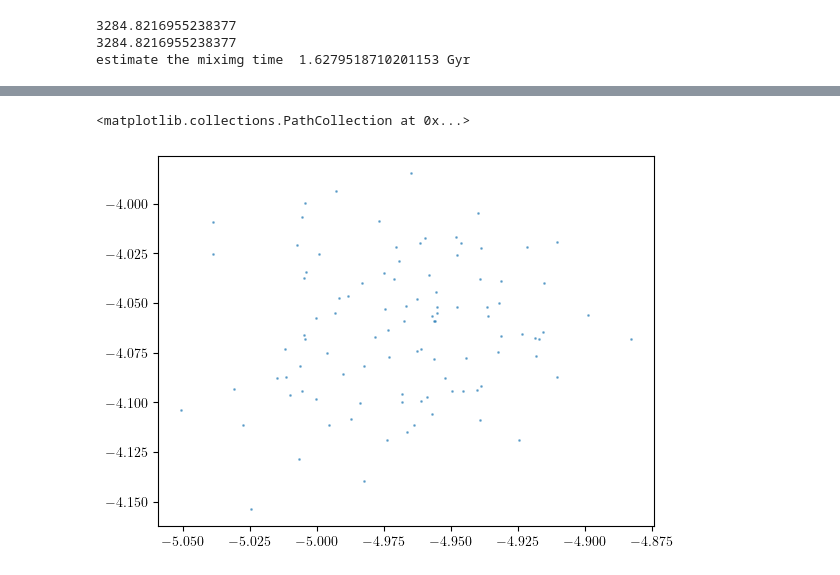
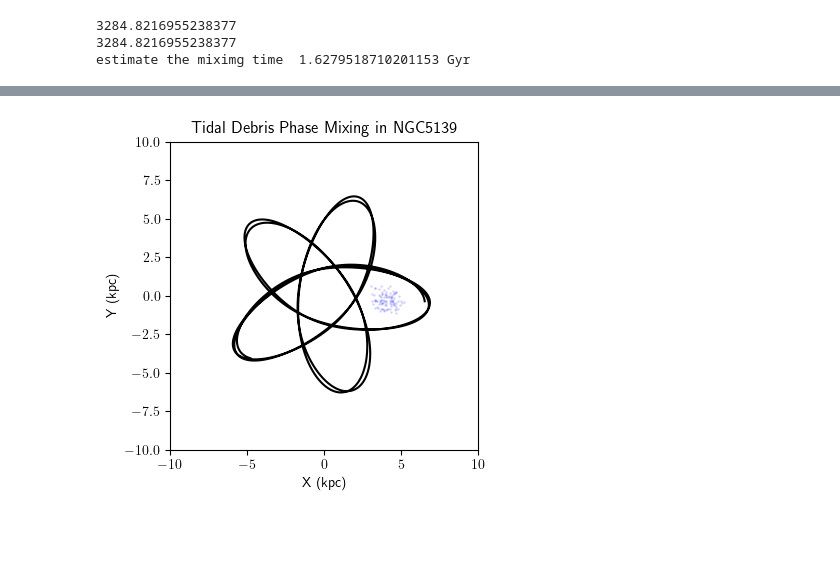
Before and after one commit to salvatore-ferrone/phd-thesis-ferrone, a Jupyter notebook: demos/phaseMixing/tidalDebrisPhaseMixing.ipynb, the cells around one changed output, grey strips where cells are left out. Saved outputs shown, nothing was run; the diff lists cells and outputs as text; code cells hidden in the pictures; blank space fills up the shorter version.

Commit message:
phase mixing ins't quite working yet but its ok

```diff
--- a/demos/phaseMixing/tidalDebrisPhaseMixing.ipynb
+++ b/demos/phaseMixing/tidalDebrisPhaseMixing.ipynb
@@ -146,5 +144,15 @@ AttributeError: module 'tidalDebrisPhaseMixing' has no attribute 'integrateBatch
 # %%
-# index=10000
-# fig,axis = plt.subplots(1,1)
-# axis.plot(xtGC,ytGC,linestyle="-",color='black',lw=0.5)
-# axis.scatter(xtpp[:,index],ytpp[:,index],marker='.',s=1)
+# stack the results
+xt, yt, zt, vxt, vyt, vzt = np.zeros((NP,NSTEP+1)), np.zeros((NP,NSTEP+1)), np.zeros((NP,NSTEP+1)), np.zeros((NP,NSTEP+1)), np.zeros((NP,NSTEP+1)), np.zeros((NP,NSTEP+1))
+
+for i in range(len(results)):
+    start = i * batchsize
+    end = (i + 1) * batchsize
+    if i == nbatches - 1:
+        end = NP
+    xt[start:end, :] = results[i][0]
+    yt[start:end, :] = results[i][1]
+    zt[start:end, :] = results[i][2]
+    vxt[start:end, :] = results[i][3]
+    vyt[start:end, :] = results[i][4]
+    vzt[start:end, :] = results[i][5]
@@ -166,8 +159,14 @@ timestamps = tstrippy.integrator.timestamps.copy()
-# %%
-fig,axis=plt.subplots(1,1,)
-# axis.plot(xt[0],yt[0],'.',markersize=1,alpha=0.5)
-index = 10000
-axis.scatter(xt[:,index],yt[:,index],s=1,alpha=0.5)
-# %% [output]
-<matplotlib.collections.PathCollection at 0x...>
-[figure, removed]
+# %%
+fig,axis=plt.subplots(1, 1, figsize=(4, 4))
+axis.set_title("Tidal Debris Phase Mixing in " + GCname)
+axis.set_xlabel("X (kpc)")
+axis.set_ylabel("Y (kpc)")
+axis.set_xlim(-10, 10)
+axis.set_ylim(-10, 10)
+axis.set_aspect('equal', adjustable='box')
+axis.plot(xtGC, ytGC, color='black', label='Host GC Orbit')
+index = 10000
+for i in range(len(results)):
+    axis.scatter(results[i][1][:, index], results[i][2][:, index], s=1,color='blue', alpha=0.1)
+# %% [output]
+[figure, added]
```
Also changed, not shown: parts of 5 cells of this notebook.
